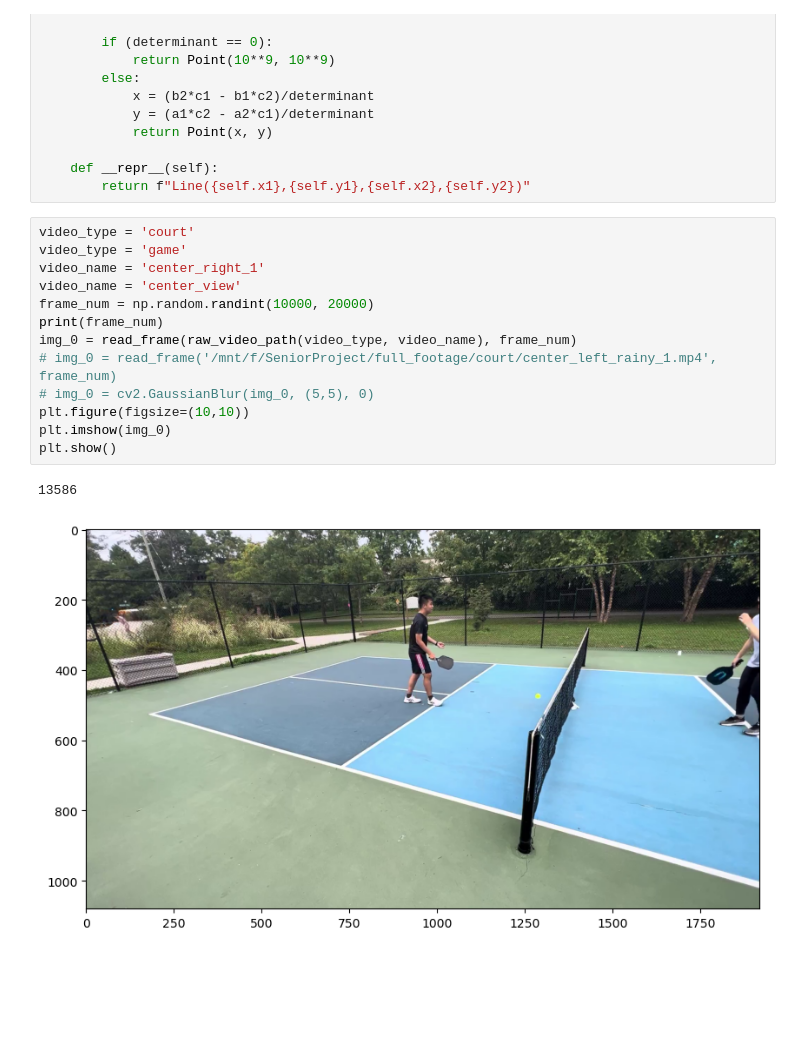
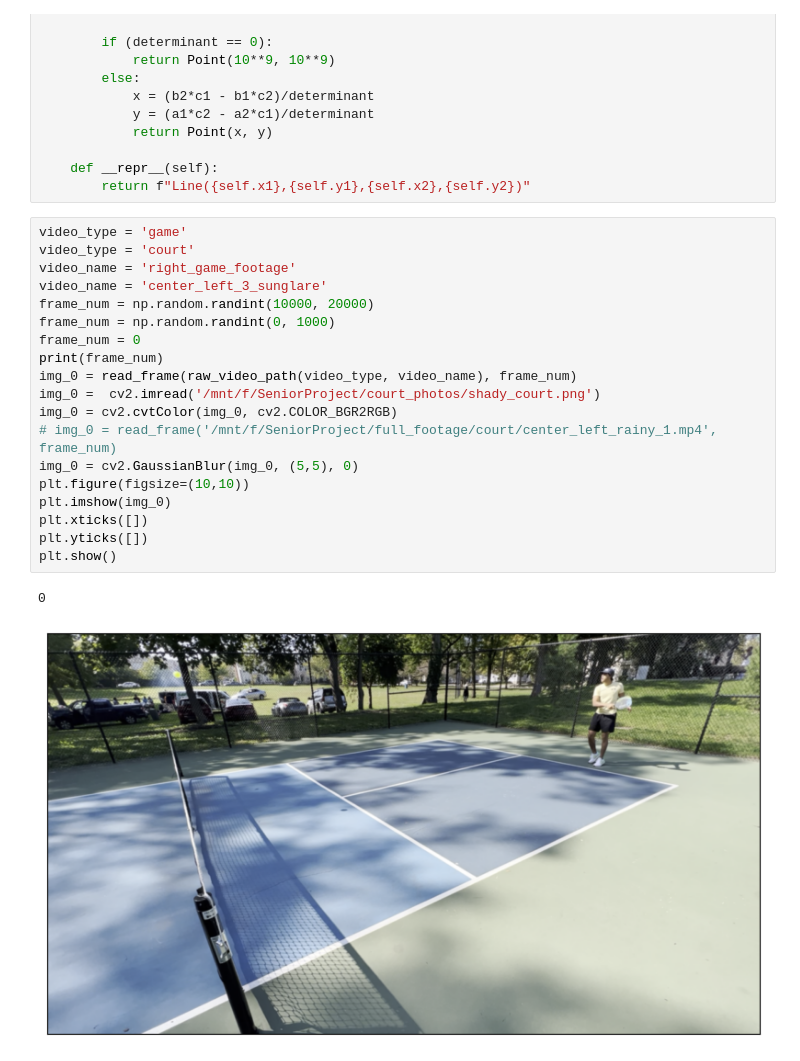
Before and after one commit to heyitsbill/PickleApp, a Jupyter notebook: court_segment/preprocessing/classical_cv_testing_2.ipynb, the cells around one changed output. Drawn from its saved outputs; the diff is of its cells as text; blank space fills up the shorter version.

```diff
--- a/court_segment/preprocessing/classical_cv_testing_2.ipynb
+++ b/court_segment/preprocessing/classical_cv_testing_2.ipynb
@@ -58,21 +58,27 @@ class Line():
     def __repr__(self):
         return f"Line({self.x1},{self.y1},{self.x2},{self.y2})"
 # %%
+video_type = 'game'
 video_type = 'court'
-video_type = 'game'
-video_name = 'center_right_1'
-video_name = 'center_view'
+video_name = 'right_game_footage'
+video_name = 'center_left_3_sunglare'
 frame_num = np.random.randint(10000, 20000)
+frame_num = np.random.randint(0, 1000)
+frame_num = 0
 print(frame_num)
 img_0 = read_frame(raw_video_path(video_type, video_name), frame_num)
+img_0 =  cv2.imread('/mnt/f/SeniorProject/court_photos/shady_court.png')
+img_0 = cv2.cvtColor(img_0, cv2.COLOR_BGR2RGB)
 # img_0 = read_frame('/mnt/f/SeniorProject/full_footage/court/center_left_rainy_1.mp4', frame_num)
-# img_0 = cv2.GaussianBlur(img_0, (5,5), 0)
+img_0 = cv2.GaussianBlur(img_0, (5,5), 0)
 plt.figure(figsize=(10,10))
 plt.imshow(img_0)
+plt.xticks([])
+plt.yticks([])
 plt.show()
 # %% [output]
-13586
+0
-[figure, old version]
+[figure, new version]
 # %%
 def normalize_image(img):
     normalized = skimage.exposure.equalize_hist(img)
```
Also changed, not shown: parts of 2 cells of this notebook, 5 other files.
